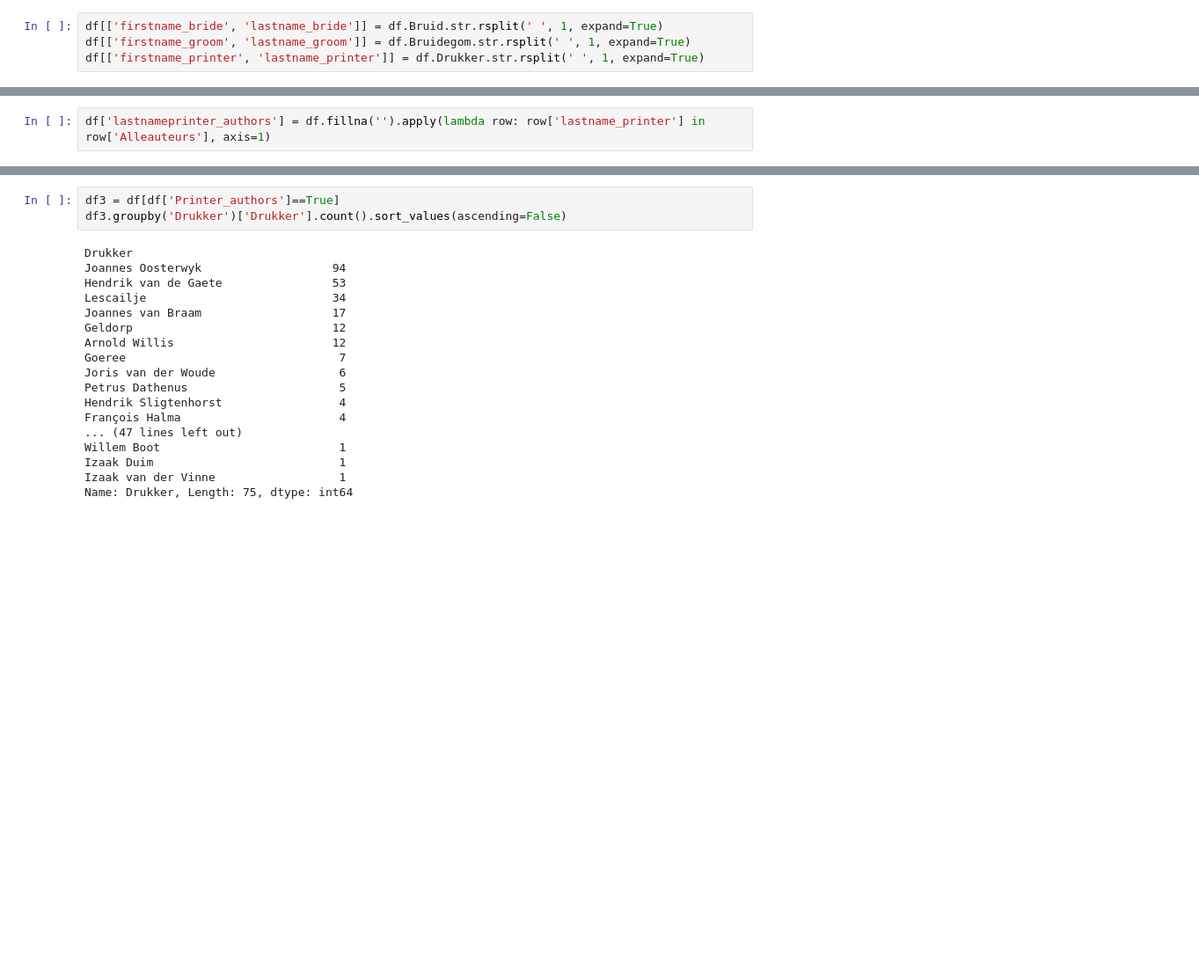
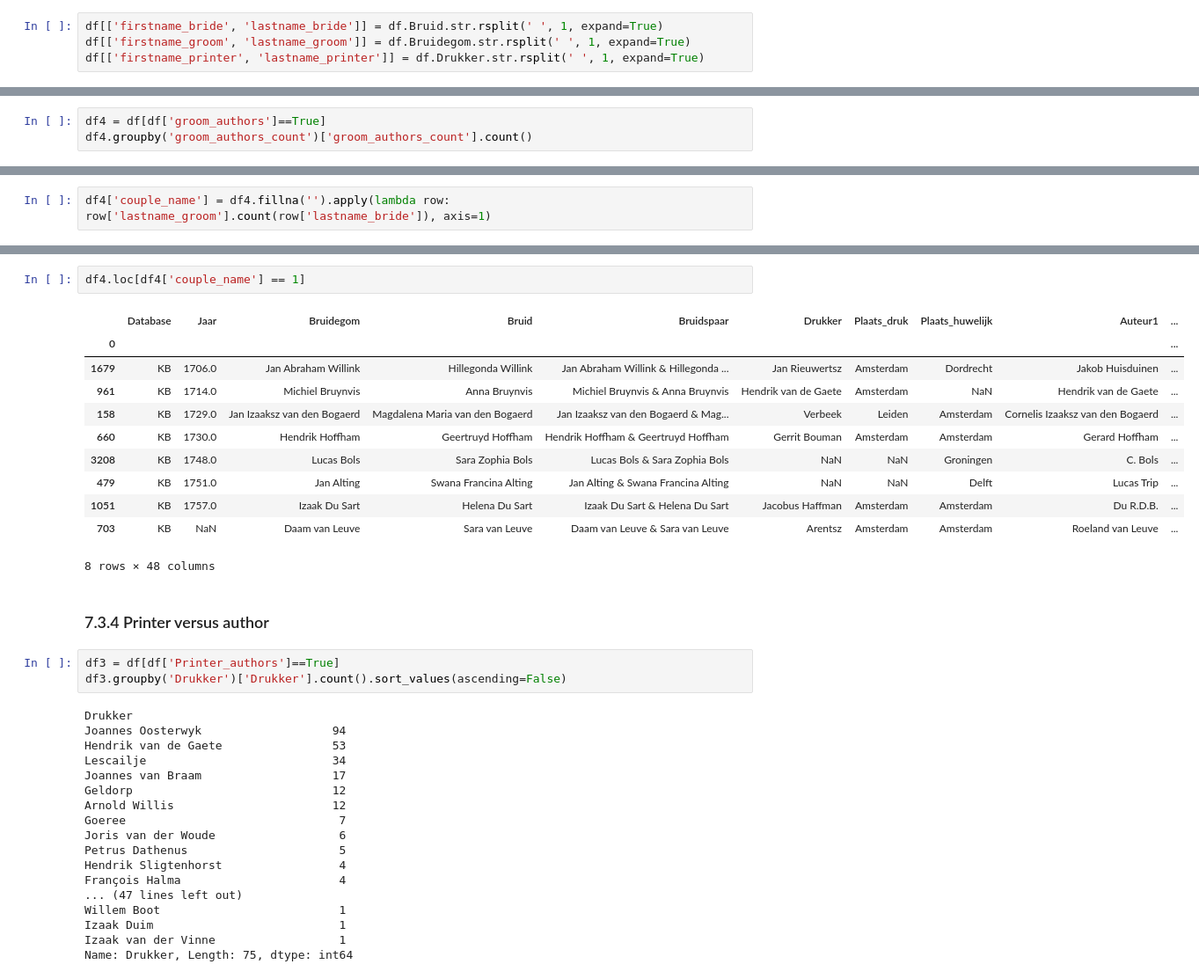
Before and after one commit to awlassche/netwerk-huwelijksgedichten, a Jupyter notebook: Notebooks_scripts/Data analysis 2.0.ipynb, the cells around one changed output, grey strips where cells are left out. Shown at 88% size. Cells and saved outputs as stored; diff of their text form; blank space fills up the shorter version.

```diff
--- a/Notebooks_scripts/Data analysis 2.0.ipynb
+++ b/Notebooks_scripts/Data analysis 2.0.ipynb
@@ -188,0 +318,3 @@ df['Printer_authors'] = df.fillna('').apply(lambda row: row['Drukker'] in row['A
+# %%
+df4 = df[df['groom_authors']==True]
+df4.groupby('groom_authors_count')['groom_authors_count'].count()
@@ -189,2 +354,2 @@ df['Printer_authors'] = df.fillna('').apply(lambda row: row['Drukker'] in row['A
 # %%
-df['lastnameprinter_authors'] = df.fillna('').apply(lambda row: row['lastname_printer'] in row['Alleauteurs'], axis=1)
+df4['couple_name'] = df4.fillna('').apply(lambda row: row['lastname_groom'].count(row['lastname_bride']), axis=1)
@@ -295,3 +369,19 @@ Name: lastname_groom, Length: 423, dtype: bool
+# %%
+df4.loc[df4['couple_name'] == 1]
+# %% [output]
+|  | Database | Jaar | Bruidegom | Bruid | Bruidspaar | Drukker | Plaats_druk | Plaats_huwelijk | Auteur1 | ... |
+| 0 |  |  |  |  |  |  |  |  |  | ... |
+| 1679 | KB | 1706.0 | Jan Abraham Willink | Hillegonda Willink | Jan Abraham Willink & Hillegonda ... | Jan Rieuwertsz | Amsterdam | Dordrecht | Jakob Huisduinen | ... |
+| 961 | KB | 1714.0 | Michiel Bruynvis | Anna Bruynvis | Michiel Bruynvis & Anna Bruynvis | Hendrik van de Gaete | Amsterdam | NaN | Hendrik van de Gaete | ... |
+| 158 | KB | 1729.0 | Jan Izaaksz van den Bogaerd | Magdalena Maria van den Bogaerd | Jan Izaaksz van den Bogaerd & Mag... | Verbeek | Leiden | Amsterdam | Cornelis Izaaksz van den Bogaerd | ... |
+| 660 | KB | 1730.0 | Hendrik Hoffham | Geertruyd Hoffham | Hendrik Hoffham & Geertruyd Hoffham | Gerrit Bouman | Amsterdam | Amsterdam | Gerard Hoffham | ... |
+| 3208 | KB | 1748.0 | Lucas Bols | Sara Zophia Bols | Lucas Bols & Sara Zophia Bols | NaN | NaN | Groningen | C. Bols | ... |
+| 479 | KB | 1751.0 | Jan Alting | Swana Francina Alting | Jan Alting & Swana Francina Alting | NaN | NaN | Delft | Lucas Trip | ... |
+| 1051 | KB | 1757.0 | Izaak Du Sart | Helena Du Sart | Izaak Du Sart & Helena Du Sart | Jacobus Haffman | Amsterdam | Amsterdam | Du R.D.B. | ... |
+| 703 | KB | NaN | Daam van Leuve | Sara van Leuve | Daam van Leuve & Sara van Leuve | Arentsz | Amsterdam | Amsterdam | Roeland van Leuve | ... |
+8 rows × 48 columns
+# %% [markdown]
+### 7.3.4 Printer versus author
 # %%
 df3 = df[df['Printer_authors']==True]
 df3.groupby('Drukker')['Drukker'].count().sort_values(ascending=False)
```
Also changed, not shown: parts of 60 cells of this notebook, 1 other file.
